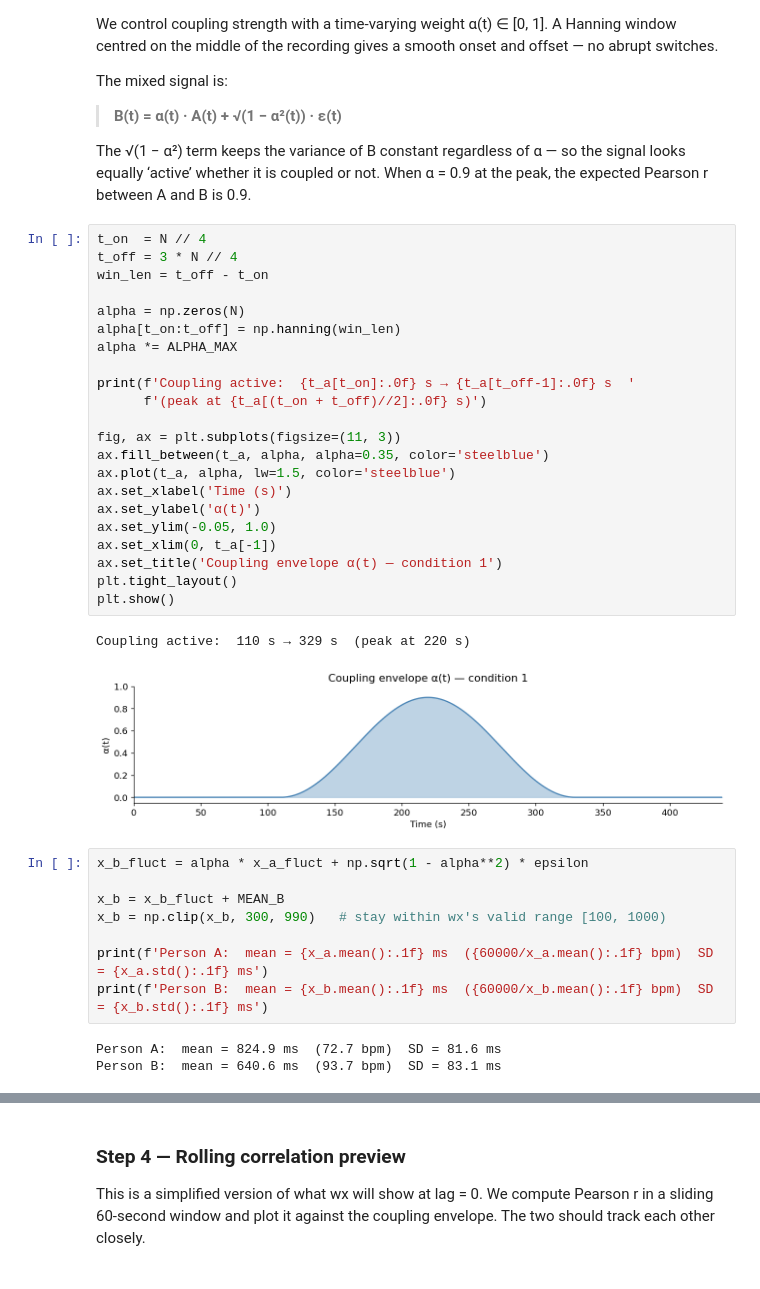
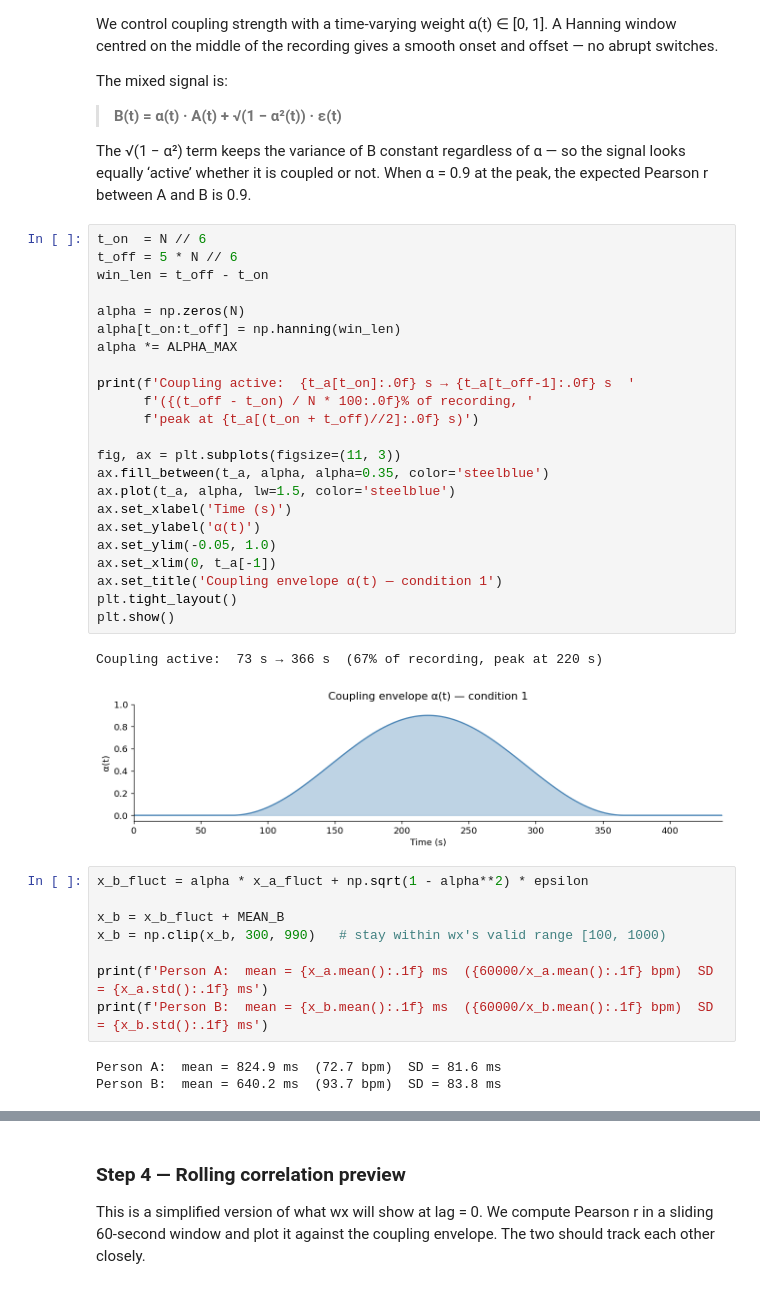
Before and after one commit to wunderwald/wx, a Jupyter notebook: simulated_data/simulated_data.ipynb, the cells around one changed output, grey strips where cells are left out. Saved outputs shown, nothing was run; the diff lists cells and outputs as text.

```diff
--- a/simulated_data/simulated_data.ipynb
+++ b/simulated_data/simulated_data.ipynb
@@ -262,30 +262,31 @@ The √(1 − α²) term keeps the variance of B constant regardless of α —
 so the signal looks equally ‘active’ whether it is coupled or not.
 When α = 0.9 at the peak, the expected Pearson r between A and B is 0.9.
 # %%
-t_on  = N // 4
-t_off = 3 * N // 4
+t_on  = N // 6
+t_off = 5 * N // 6
 win_len = t_off - t_on
 
 alpha = np.zeros(N)
 alpha[t_on:t_off] = np.hanning(win_len)
 alpha *= ALPHA_MAX
 
 print(f'Coupling active:  {t_a[t_on]:.0f} s → {t_a[t_off-1]:.0f} s  '
-      f'(peak at {t_a[(t_on + t_off)//2]:.0f} s)')
+      f'({(t_off - t_on) / N * 100:.0f}% of recording, '
+      f'peak at {t_a[(t_on + t_off)//2]:.0f} s)')
 
 fig, ax = plt.subplots(figsize=(11, 3))
 ax.fill_between(t_a, alpha, alpha=0.35, color='steelblue')
 ax.plot(t_a, alpha, lw=1.5, color='steelblue')
 ax.set_xlabel('Time (s)')
 ax.set_ylabel('α(t)')
 ax.set_ylim(-0.05, 1.0)
 ax.set_xlim(0, t_a[-1])
 ax.set_title('Coupling envelope α(t) — condition 1')
 plt.tight_layout()
 plt.show()
 # %% [output]
-Coupling active:  110 s → 329 s  (peak at 220 s)
+Coupling active:  73 s → 366 s  (67% of recording, peak at 220 s)
-[figure, old version]
+[figure, new version]
 # %%
 x_b_fluct = alpha * x_a_fluct + np.sqrt(1 - alpha**2) * epsilon
 
@@ -296,7 +297,7 @@ print(f'Person A:  mean = {x_a.mean():.1f} ms  ({60000/x_a.mean():.1f} bpm)  SD
 print(f'Person B:  mean = {x_b.mean():.1f} ms  ({60000/x_b.mean():.1f} bpm)  SD = {x_b.std():.1f} ms')
 # %% [output]
 Person A:  mean = 824.9 ms  (72.7 bpm)  SD = 81.6 ms
-Person B:  mean = 640.6 ms  (93.7 bpm)  SD = 83.1 ms
+Person B:  mean = 640.2 ms  (93.7 bpm)  SD = 83.8 ms
 # %%
 def smooth(x, sec=5, fs=FS):
     k = int(sec * fs)
```
Also changed, not shown: parts of 10 cells of this notebook, 5 other files.
